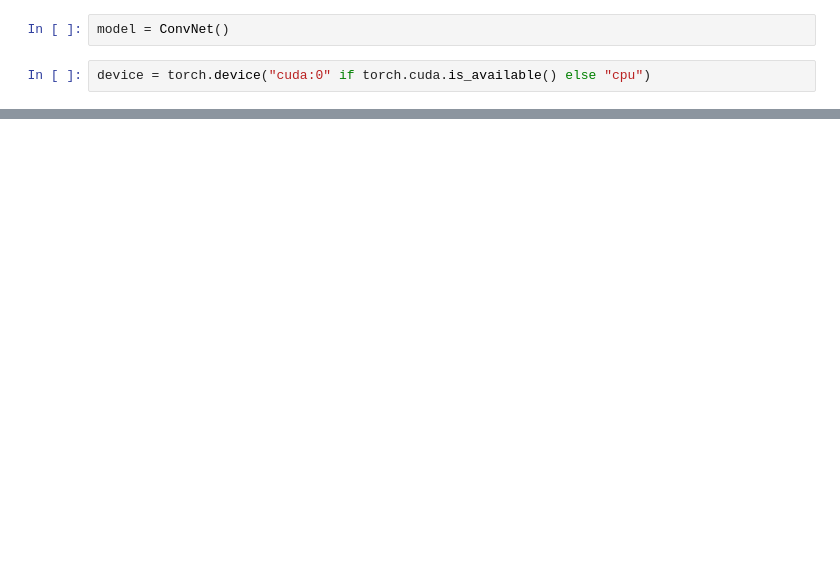
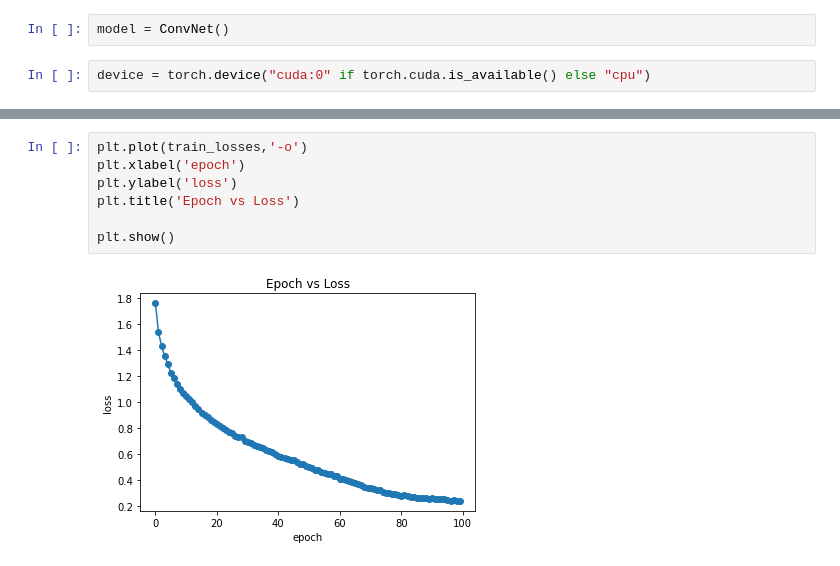
Before and after one commit to Anish-Mitagar/CNNandAutoencoderPytorchExperiments, a Jupyter notebook: Convolutional Neural Network.ipynb, the cells around one changed output, grey strips where cells are left out. Cells and saved outputs as stored; diff of their text form; blank space fills up the shorter version.

```diff
--- a/Convolutional Neural Network.ipynb
+++ b/Convolutional Neural Network.ipynb
@@ -228,0 +413,9 @@ with torch.no_grad():
+# %%
+plt.plot(train_losses,'-o')
+plt.xlabel('epoch')
+plt.ylabel('loss')
+plt.title('Epoch vs Loss')
+
+plt.show()
+# %% [output]
+[figure, added]
```
Also changed, not shown: parts of 25 cells of this notebook, 2 other files.
